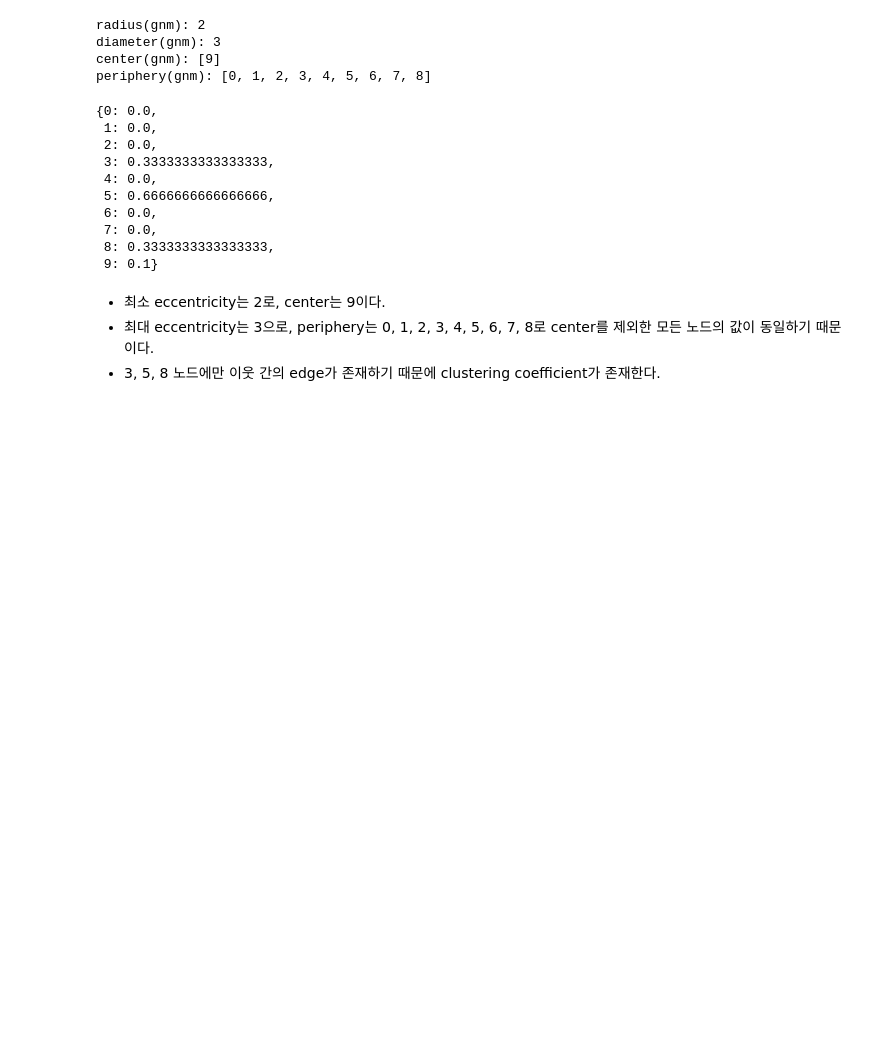
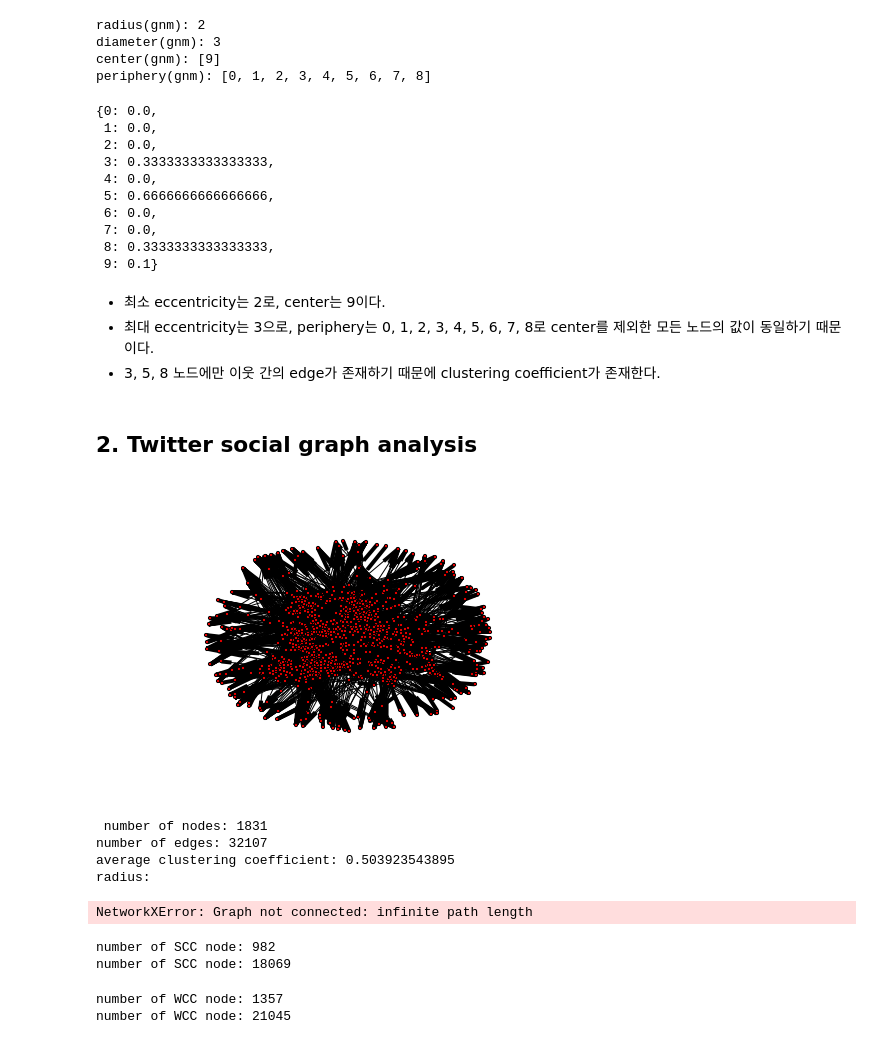
Before and after one commit to kmk4021/data_science, a Jupyter notebook: Assignment4-SNA.ipynb, the cells around one changed output. Cells and saved outputs as stored; diff of their text form; code cells hidden in the pictures; blank space fills up the shorter version.

```diff
--- a/Assignment4-SNA.ipynb
+++ b/Assignment4-SNA.ipynb
@@ -357,3 +357,5 @@ periphery(gnm): [0, 1, 2, 3, 4, 5, 6, 7, 8]
 - 최소 eccentricity는 2로, center는 9이다.
 - 최대 eccentricity는 3으로, periphery는 0, 1, 2, 3, 4, 5, 6, 7, 8로 center를 제외한 모든 노드의 값이 동일하기 때문이다.
 - 3, 5, 8 노드에만 이웃 간의 edge가 존재하기 때문에 clustering coefficient가 존재한다.
+# %% [markdown]
+## 2. Twitter social graph analysis
@@ -359,0 +375,44 @@ periphery(gnm): [0, 1, 2, 3, 4, 5, 6, 7, 8]
+# %%
+network = nx.DiGraph()
+
+def load_edges():
+    edge_file = open("%s/twitter_combined.txt" % (mainpath),"r")
+    for line in edge_file:
+        # node from node to
+        split = [int(x) for x in line.split(" ")]
+        node_from = split[0]
+        node_to = split[1]
+        network.add_edge(node_from, node_to)
+
+load_edges()
+# %%
+nx.draw(network, node_size=10, with_labels=False, font_size=16)
+# %% [output]
+[figure, added]
+# %%
+unfinetwork = network.to_undirected()
+print "number of nodes:", network.number_of_nodes()
+print "number of edges:", network.number_of_edges()
+print "average clustering coefficient:", nx.average_clustering(unfinetwork)
+print "radius:", algo.radius(network)
+print "diameter:", algo.diameter(network)
+# %% [output]
+ number of nodes: 1831
+number of edges: 32107
+average clustering coefficient: 0.503923543895
+radius:
+NetworkXError: Graph not connected: infinite path length
+# %%
+largest_scc = max(nx.strongly_connected_component_subgraphs(network), key=len)
+print "number of SCC node:", len(largest_scc.nodes())
+print "number of SCC node:", len(largest_scc.edges())
+# %% [output]
+number of SCC node: 982
+number of SCC node: 18069
+# %%
+largest_wcc = max(nx.weakly_connected_component_subgraphs(network), key=len)
+print "number of WCC node:", len(largest_wcc.nodes())
+print "number of WCC node:", len(largest_wcc.edges())
+# %% [output]
+number of WCC node: 1357
+number of WCC node: 21045
```
Also changed, not shown: parts of 8 cells of this notebook.
